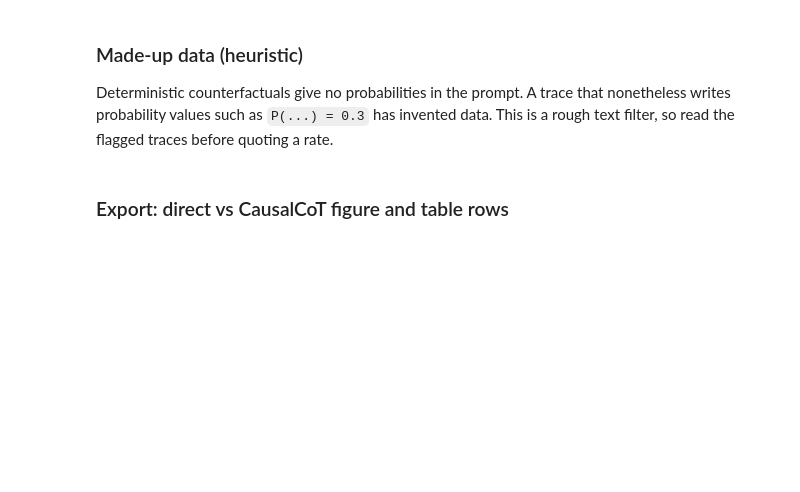
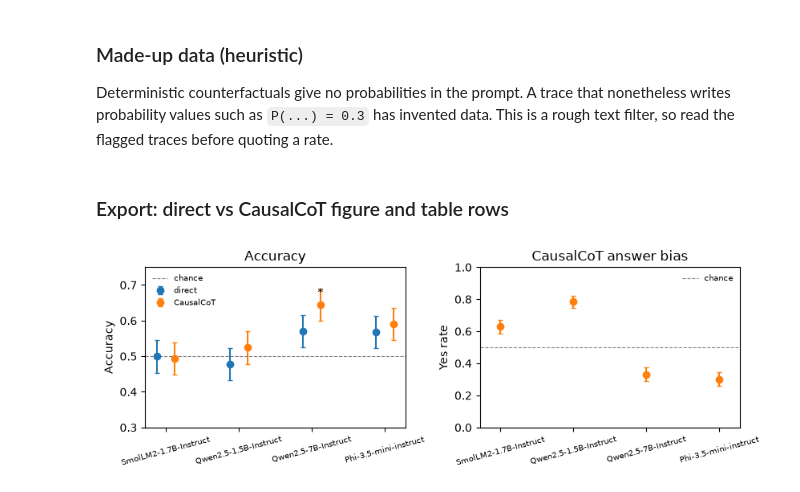
Before and after one commit to laudima/causal-evaluation, a Jupyter notebook: notebooks/03_analysis.ipynb, the cells around one changed output. Saved outputs shown, nothing was run; the diff lists cells and outputs as text; code cells hidden in the pictures; blank space fills up the shorter version.

```diff
--- a/notebooks/03_analysis.ipynb
+++ b/notebooks/03_analysis.ipynb
@@ -282,21 +363,53 @@ if len(flagged):
 # %% [markdown]
 ### Export: direct vs CausalCoT figure and table rows
 # %%
-bases = sorted(same["base"].unique())
+bases = [short(model) for model in models if short(model) in set(same["base"])]
 acc_overall = rate_table(same, ["base", "strategy"])
-fig, ax = plt.subplots(figsize=(6.5, 3))
-for i, strategy in enumerate(["direct", "causal_cot"]):
+yes_overall = rate_table(cot, ["base"], flag="is_yes").set_index("base").reindex(bases)
+
+fig, axes = plt.subplots(1, 2, figsize=(8.5, 3), sharex=True)
+accuracy_offsets = {"direct": -0.12, "causal_cot": 0.12}
+for strategy, offset in accuracy_offsets.items():
     rows = acc_overall[acc_overall["strategy"] == strategy].set_index("base").reindex(bases)
-    x = np.arange(len(bases)) + (i - 0.5) * 0.38
-    ax.bar(x, rows["rate"], 0.38, label="CausalCoT" if strategy == "causal_cot" else "direct",
-           yerr=[rows["rate"] - rows["lo"], rows["hi"] - rows["rate"]], capsize=2)
-ax.axhline(0.5, color="gray", lw=0.8, ls="--")
-ax.set_xticks(np.arange(len(bases)), bases, rotation=15, fontsize=7)
-ax.set_ylabel("Accuracy (same 450 items)")
-ax.set_ylim(0, 1)
-ax.legend(fontsize=7, frameon=False)
+    axes[0].errorbar(
+        np.arange(len(bases)) + offset,
+        rows["rate"],
+        yerr=[rows["rate"] - rows["lo"], rows["hi"] - rows["rate"]],
+        fmt="o",
+        capsize=2,
+        label="CausalCoT" if strategy == "causal_cot" else "direct",
+    )
+qwen_7b = next(i for i, base in enumerate(bases) if base.startswith("Qwen2.5-7B"))
+qwen_7b_base = bases[qwen_7b]
+qwen_7b_cot = acc_overall.set_index(["base", "strategy"]).loc[(qwen_7b_base, "causal_cot"), "rate"]
+axes[0].annotate("*", (qwen_7b + accuracy_offsets["causal_cot"], qwen_7b_cot), xytext=(0, 8),
+                 textcoords="offset points", ha="center", fontsize=10)
+axes[0].axhline(0.5, color="gray", lw=0.8, ls="--", label="chance")
+axes[0].set_title("Accuracy")
+axes[0].set_ylabel("Accuracy")
+axes[0].set_ylim(0.3, 0.75)
+axes[0].legend(fontsize=7, frameon=False)
+
+axes[1].errorbar(
+    np.arange(len(bases)),
+    yes_overall["rate"],
+    yerr=[yes_overall["rate"] - yes_overall["lo"], yes_overall["hi"] - yes_overall["rate"]],
+    fmt="o",
+    capsize=2,
+    color="tab:orange",
+)
+axes[1].axhline(0.5, color="gray", lw=0.8, ls="--", label="chance")
+axes[1].set_title("CausalCoT answer bias")
+axes[1].set_ylabel("Yes rate")
+axes[1].set_ylim(0, 1)
+axes[1].legend(fontsize=7, frameon=False)
+
+for ax in axes:
+    ax.set_xticks(np.arange(len(bases)), bases, rotation=15, fontsize=7)
 fig.tight_layout()
 fig.savefig(FIG_DIR / "accuracy_direct_vs_cot.pdf")
+# %% [output]
+[figure, added]
 # %%
 gaps = h1_same.set_index("model")
 trunc = cot.groupby("base")["reasoning_truncated"].mean()
```
Also changed, not shown: parts of 13 cells of this notebook, 6 other files.
